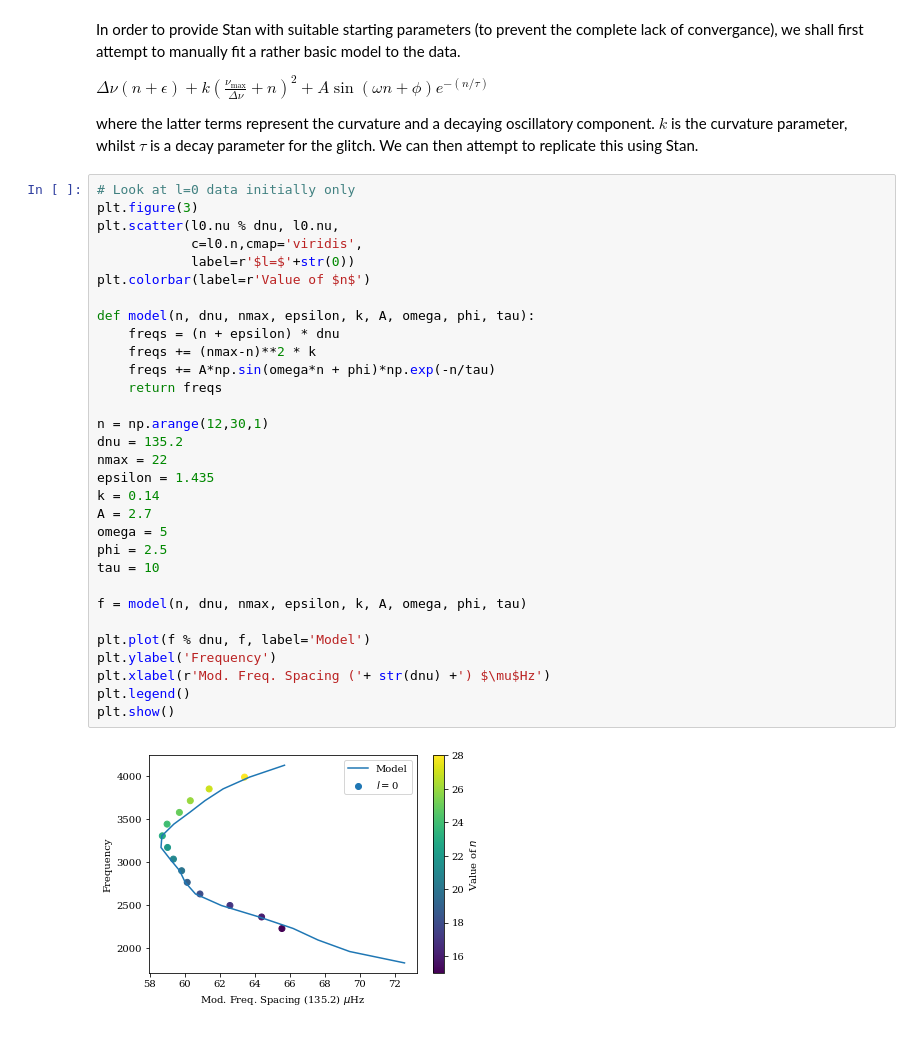
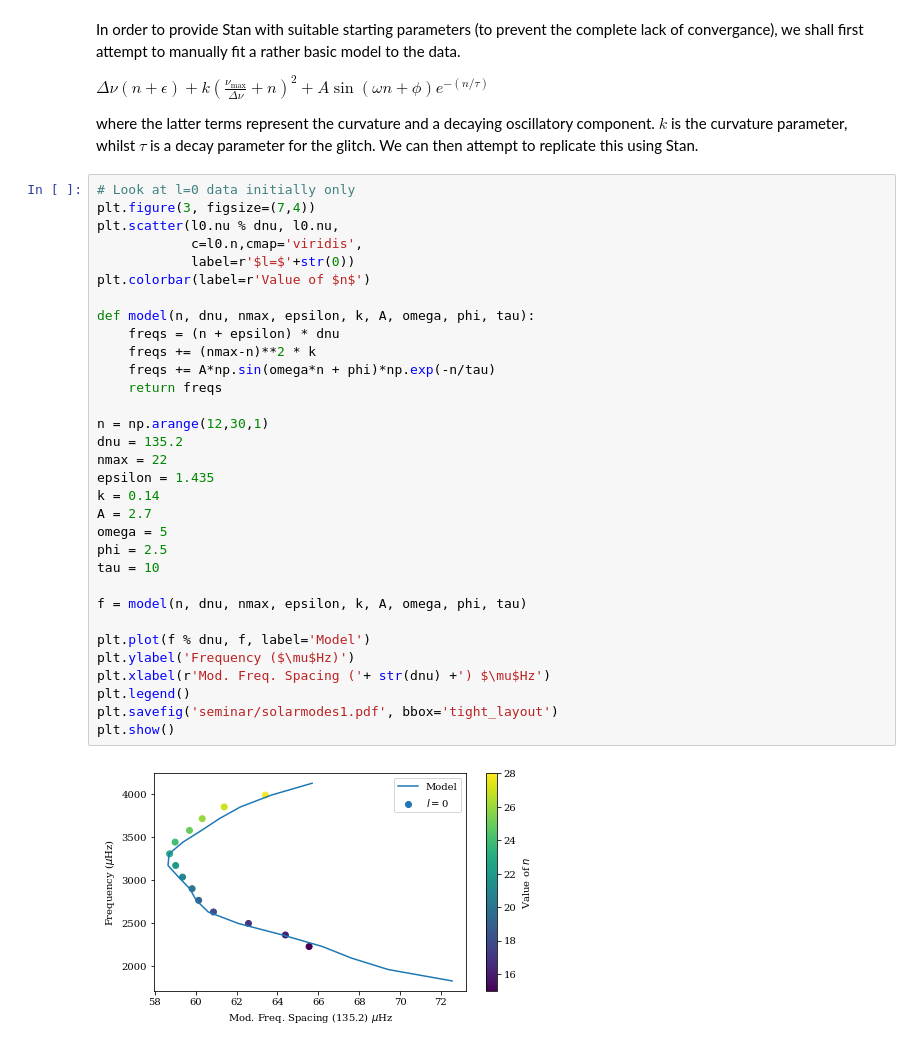
Before and after one commit to daw538/y4project, a Jupyter notebook: Dan_notebooks/bisondata.ipynb, the cells around one changed output. Saved outputs shown, nothing was run; the diff lists cells and outputs as text.

Commit message:
Produce figures for seminar and tidy directory.

```diff
--- a/Dan_notebooks/bisondata.ipynb
+++ b/Dan_notebooks/bisondata.ipynb
@@ -154,37 +157,38 @@ $ \Delta\nu(n+\epsilon) + k(\frac{\nu_\textrm{max}}{\Delta\nu}+n)^2 + A\sin(\ome
 where the latter terms represent the curvature and a decaying oscillatory component. $k$ is the curvature parameter, whilst $\tau$ is a decay parameter for the glitch. We can then attempt to replicate this using Stan.
 # %%
 # Look at l=0 data initially only
-plt.figure(3)
+plt.figure(3, figsize=(7,4))
 plt.scatter(l0.nu % dnu, l0.nu,
             c=l0.n,cmap='viridis',
             label=r'$l=$'+str(0))
 plt.colorbar(label=r'Value of $n$')
 
 def model(n, dnu, nmax, epsilon, k, A, omega, phi, tau):
     freqs = (n + epsilon) * dnu
     freqs += (nmax-n)**2 * k
     freqs += A*np.sin(omega*n + phi)*np.exp(-n/tau)
     return freqs
 
 n = np.arange(12,30,1)
 dnu = 135.2
 nmax = 22
 epsilon = 1.435
 k = 0.14
 A = 2.7
 omega = 5
 phi = 2.5
 tau = 10
 
 f = model(n, dnu, nmax, epsilon, k, A, omega, phi, tau)
 
 plt.plot(f % dnu, f, label='Model')
-plt.ylabel('Frequency')
+plt.ylabel('Frequency ($\mu$Hz)')
 plt.xlabel(r'Mod. Freq. Spacing ('+ str(dnu) +') $\mu$Hz')
 plt.legend()
+plt.savefig('seminar/solarmodes1.pdf', bbox='tight_layout')
 plt.show()
 # %% [output]
-[figure, old version]
+[figure, new version]
 # %%
 code = '''
 functions {
```
Also changed, not shown: parts of 7 cells of this notebook, 5 other files.
